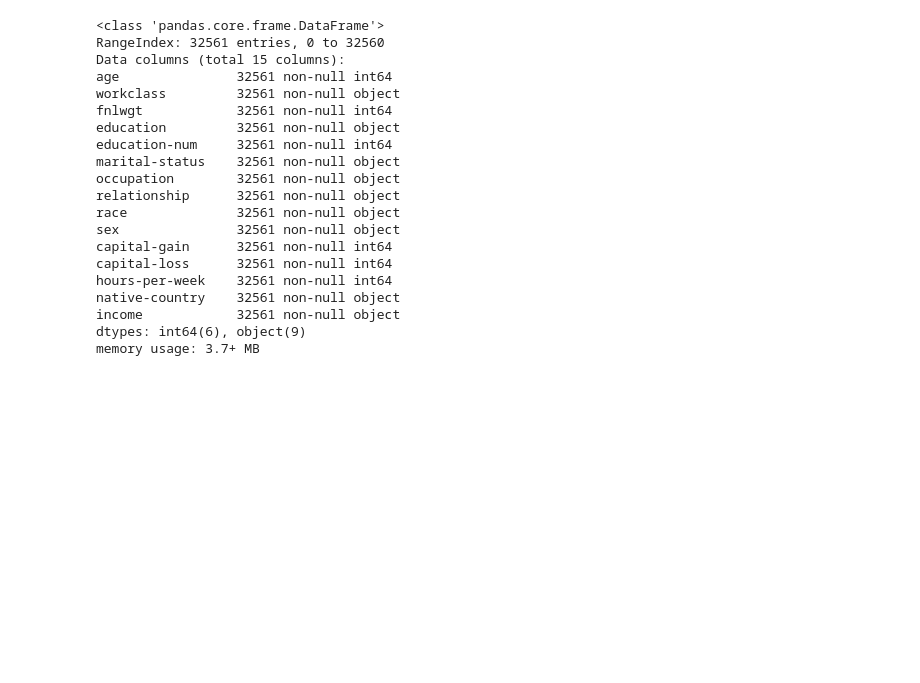
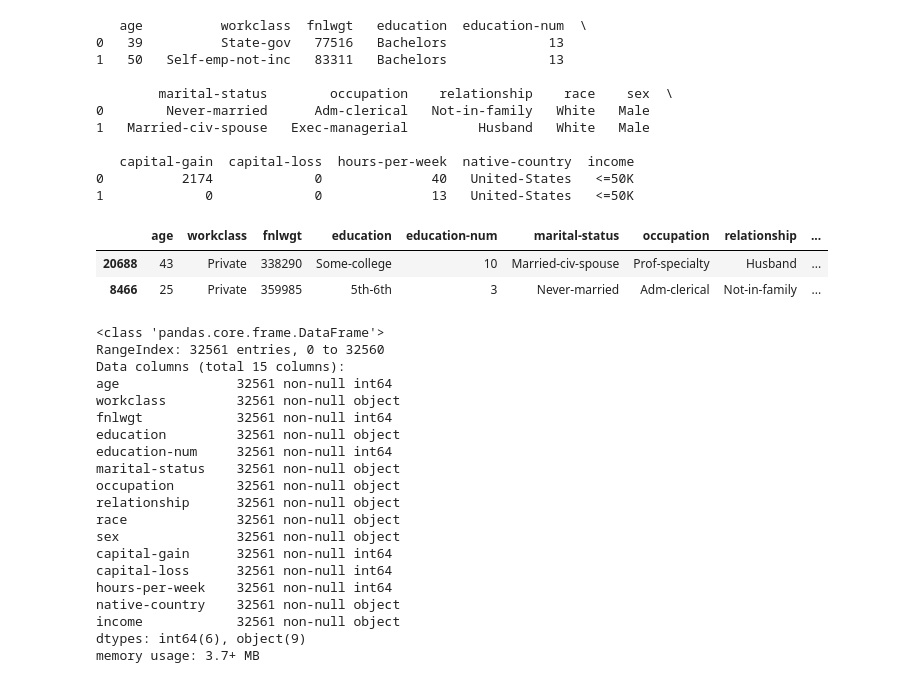
Before and after one commit to AbhinavJhanwar/Python-Tutorials, a Jupyter notebook: pandas.ipynb, the cells around one changed output. Saved outputs shown, nothing was run; the diff lists cells and outputs as text; code cells hidden in the pictures; blank space fills up the shorter version.

```diff
--- a/pandas.ipynb
+++ b/pandas.ipynb
@@ -4,6 +4,27 @@ from statistics import mean, median, mode
 # %%
 # read csv/excel
 df = pd.read_csv('data/adult.csv')
+# %%
+# print top sample of data
+print(df.head(2))
+
+# print random sample of data
+df.sample(2)
+# %% [output]
+   age          workclass  fnlwgt   education  education-num  \
+0   39          State-gov   77516   Bachelors             13
+1   50   Self-emp-not-inc   83311   Bachelors             13
+
+        marital-status        occupation    relationship    race    sex  \
+0        Never-married      Adm-clerical   Not-in-family   White   Male
+1   Married-civ-spouse   Exec-managerial         Husband   White   Male
+
+   capital-gain  capital-loss  hours-per-week  native-country  income
+0          2174             0              40   United-States   <=50K
+1             0             0              13   United-States   <=50K
+|  | age | workclass | fnlwgt | education | education-num | marital-status | occupation | relationship | ... |
+| 20688 | 43 | Private | 338290 | Some-college | 10 | Married-civ-spouse | Prof-specialty | Husband | ... |
+| 8466 | 25 | Private | 359985 | 5th-6th | 3 | Never-married | Adm-clerical | Not-in-family | ... |
 # %%
 # get brief info of data
 df.info()
```
Also changed, not shown: parts of 4 cells of this notebook.
